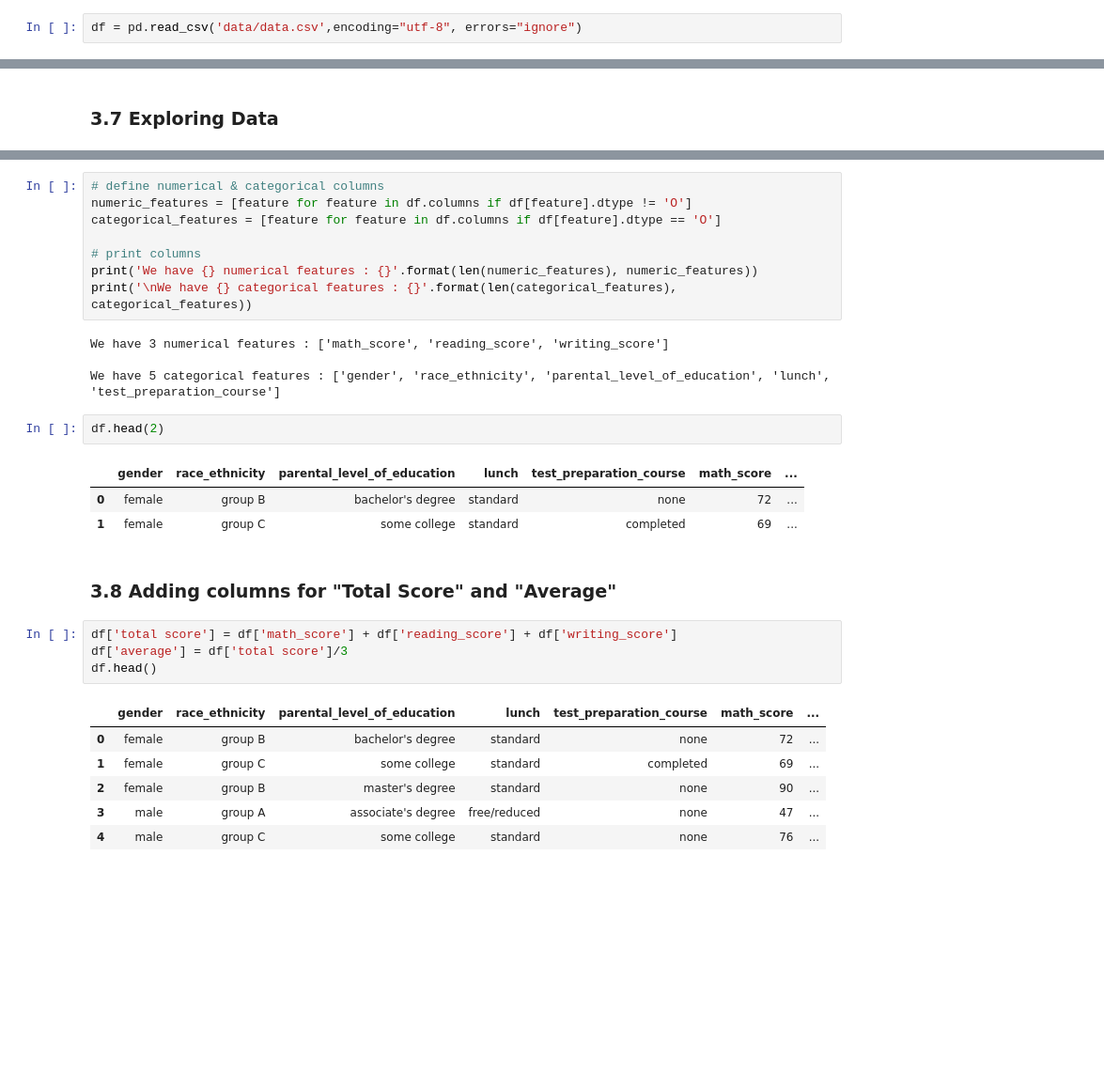
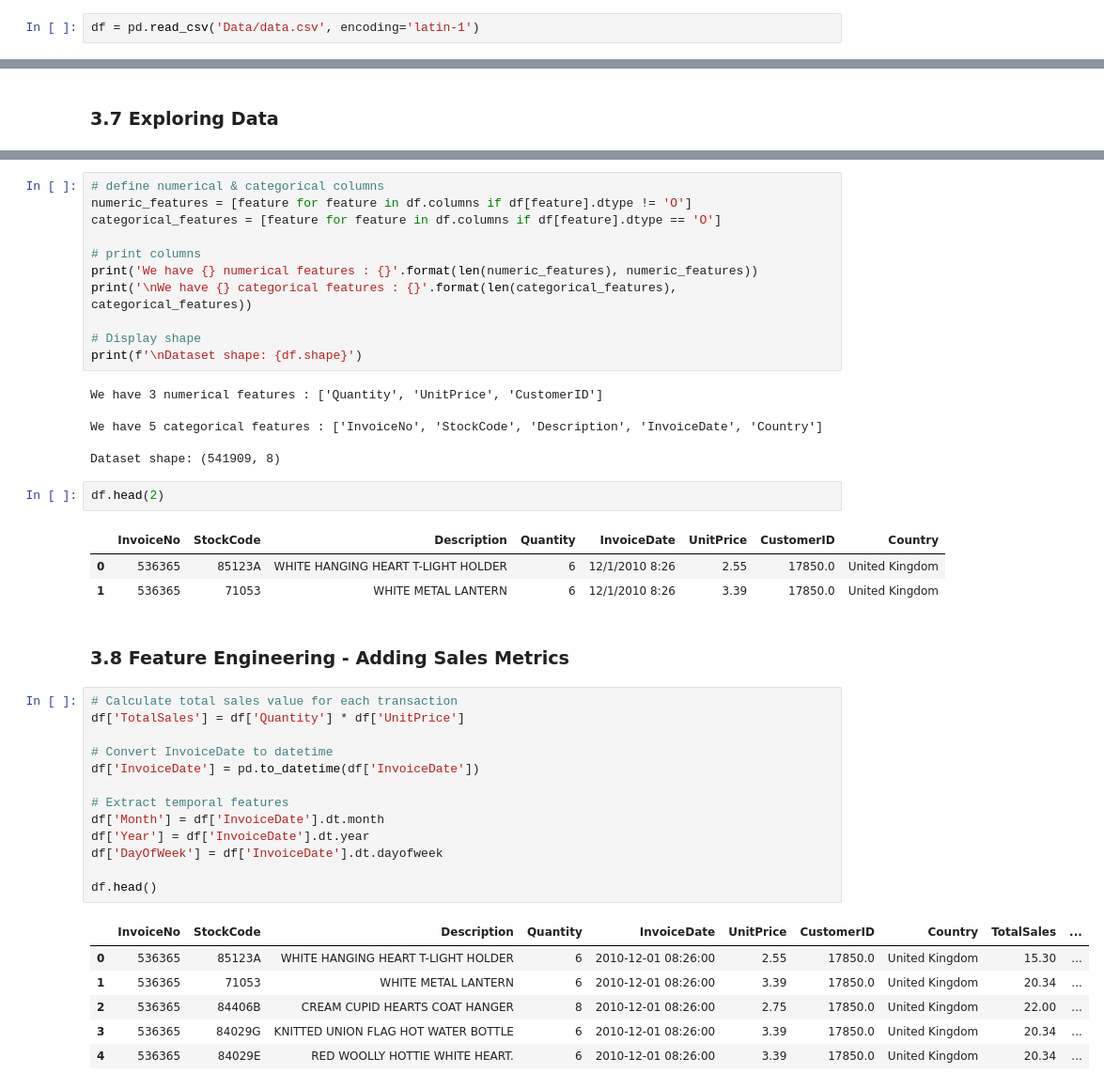
Before and after one commit to srujank1995/SRM_MBA_PROJECT, a Jupyter notebook: notebook/EDA_Dataset_Performance.ipynb, the cells around one changed output, grey strips where cells are left out. Shown at 94% size. Drawn from its saved outputs; the diff is of its cells as text; blank space fills up the shorter version.

```diff
--- a/notebook/EDA_Dataset_Performance.ipynb
+++ b/notebook/EDA_Dataset_Performance.ipynb
@@ -32,4 +33,4 @@ warnings.filterwarnings('ignore')
 # %% [markdown]
 #### Import the CSV Data as Pandas DataFrame
 # %%
-df = pd.read_csv('data/data.csv',encoding="utf-8", errors="ignore")
+df = pd.read_csv('Data/data.csv', encoding='latin-1')
@@ -186,27 +183,41 @@ categorical_features = [feature for feature in df.columns if df[feature].dtype =
 # print columns
 print('We have {} numerical features : {}'.format(len(numeric_features), numeric_features))
 print('\nWe have {} categorical features : {}'.format(len(categorical_features), categorical_features))
+
+# Display shape
+print(f'\nDataset shape: {df.shape}')
 # %% [output]
-We have 3 numerical features : ['math_score', 'reading_score', 'writing_score']
+We have 3 numerical features : ['Quantity', 'UnitPrice', 'CustomerID']
 
-We have 5 categorical features : ['gender', 'race_ethnicity', 'parental_level_of_education', 'lunch', 'test_preparation_course']
+We have 5 categorical features : ['InvoiceNo', 'StockCode', 'Description', 'InvoiceDate', 'Country']
+
+Dataset shape: (541909, 8)
 # %%
 df.head(2)
 # %% [output]
-|  | gender | race_ethnicity | parental_level_of_education | lunch | test_preparation_course | math_score | ... |
-| 0 | female | group B | bachelor's degree | standard | none | 72 | ... |
-| 1 | female | group C | some college | standard | completed | 69 | ... |
+|  | InvoiceNo | StockCode | Description | Quantity | InvoiceDate | UnitPrice | CustomerID | Country |
+| 0 | 536365 | 85123A | WHITE HANGING HEART T-LIGHT HOLDER | 6 | 12/1/2010 8:26 | 2.55 | 17850.0 | United Kingdom |
+| 1 | 536365 | 71053 | WHITE METAL LANTERN | 6 | 12/1/2010 8:26 | 3.39 | 17850.0 | United Kingdom |
 # %% [markdown]
-### 3.8 Adding columns for "Total Score" and "Average"
+### 3.8 Feature Engineering - Adding Sales Metrics
 # %%
-df['total score'] = df['math_score'] + df['reading_score'] + df['writing_score']
-df['average'] = df['total score']/3
+# Calculate total sales value for each transaction
+df['TotalSales'] = df['Quantity'] * df['UnitPrice']
+
+# Convert InvoiceDate to datetime
+df['InvoiceDate'] = pd.to_datetime(df['InvoiceDate'])
+
+# Extract temporal features
+df['Month'] = df['InvoiceDate'].dt.month
+df['Year'] = df['InvoiceDate'].dt.year
+df['DayOfWeek'] = df['InvoiceDate'].dt.dayofweek
+
 df.head()
 # %% [output]
-|  | gender | race_ethnicity | parental_level_of_education | lunch | test_preparation_course | math_score | ... |
-| 0 | female | group B | bachelor's degree | standard | none | 72 | ... |
-| 1 | female | group C | some college | standard | completed | 69 | ... |
-| 2 | female | group B | master's degree | standard | none | 90 | ... |
-| 3 | male | group A | associate's degree | free/reduced | none | 47 | ... |
-| 4 | male | group C | some college | standard | none | 76 | ... |
+|  | InvoiceNo | StockCode | Description | Quantity | InvoiceDate | UnitPrice | CustomerID | Country | TotalSales | ... |
+| 0 | 536365 | 85123A | WHITE HANGING HEART T-LIGHT HOLDER | 6 | 2010-12-01 08:26:00 | 2.55 | 17850.0 | United Kingdom | 15.30 | ... |
+| 1 | 536365 | 71053 | WHITE METAL LANTERN | 6 | 2010-12-01 08:26:00 | 3.39 | 17850.0 | United Kingdom | 20.34 | ... |
+| 2 | 536365 | 84406B | CREAM CUPID HEARTS COAT HANGER | 8 | 2010-12-01 08:26:00 | 2.75 | 17850.0 | United Kingdom | 22.00 | ... |
+| 3 | 536365 | 84029G | KNITTED UNION FLAG HOT WATER BOTTLE | 6 | 2010-12-01 08:26:00 | 3.39 | 17850.0 | United Kingdom | 20.34 | ... |
+| 4 | 536365 | 84029E | RED WOOLLY HOTTIE WHITE HEART. | 6 | 2010-12-01 08:26:00 | 3.39 | 17850.0 | United Kingdom | 20.34 | ... |
 # %%
```
Also changed, not shown: parts of 74 cells of this notebook.
